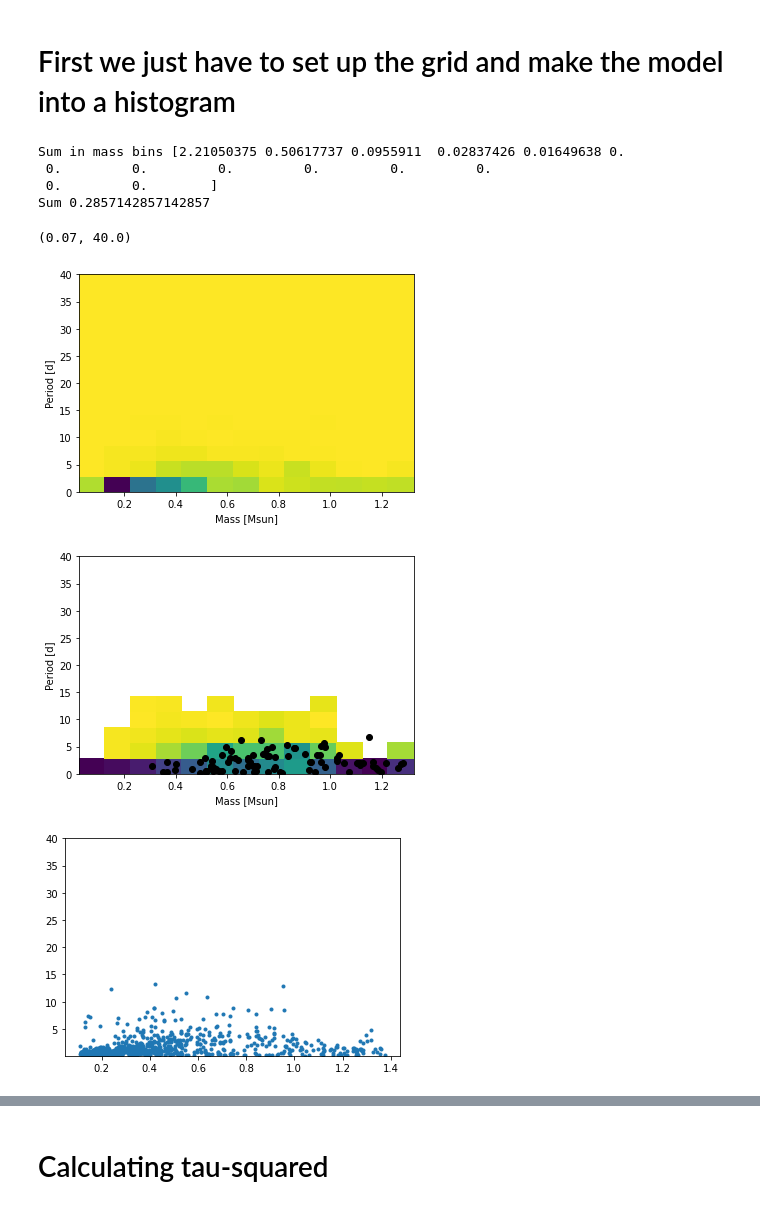
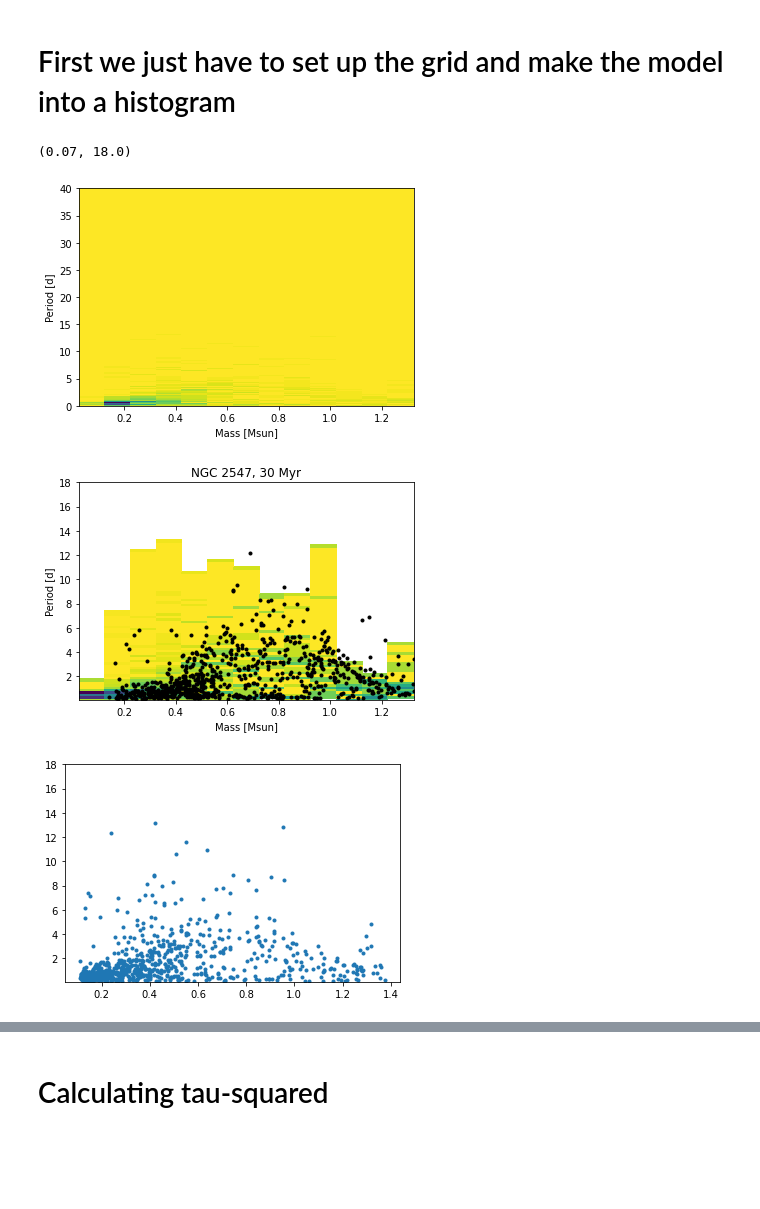
Before and after one commit to stephtdouglas/TESS_young, a Jupyter notebook: test_tau_sq.ipynb, the cells around one changed output, grey strips where cells are left out. Saved outputs shown, nothing was run; the diff lists cells and outputs as text; code cells hidden in the pictures; blank space fills up the shorter version.

```diff
--- a/test_tau_sq.ipynb
+++ b/test_tau_sq.ipynb
@@ -48,5 +45,5 @@ dtype([('GAIAEDR3_ID', '>i8'), ('av', '>f8'), ('av_lerr', '>f8'), ('av_uerr', '>
 # %%
-catmatch = join(cat,per,keys=["GAIAEDR3_ID"],join_type="right")
+catmatch = per #join(cat,per,keys=["GAIAEDR3_ID"],join_type="right")
 # %%
 # mod_file = os.path.expanduser("~/Dropbox/Models/UpSco_Mattea2022/UpSco_Mattea2022_00653Myr.txt")
 # mod_file = os.path.expanduser("~/Dropbox/Models/UpSco_Mattea2015/UpSco_Mattea2015_00653Myr.txt")
@@ -64,8 +61,8 @@ catmatch.show_in_notebook()
 # %%
 class SpinModel:
 
-    def __init__(self,model_year,model_age,period_scale):
-        mod_file = os.path.expanduser(f"~/Dropbox/Models/UpSco_Mattea{model_year}/UpSco_Mattea{model_year}_{model_age:05d}Myr.txt")
+    def __init__(self,model,model_age,period_scale):
+        mod_file = os.path.expanduser(f"~/Dropbox/Models/UpSco_{model}/UpSco_{model}_{model_age:05d}Myr.txt")
     #     print(mod_file)
         mod = at.read(mod_file,names=["mass","prot"])
 
@@ -73,11 +70,11 @@ class SpinModel:
 
         self.period_scale = period_scale
         if period_scale=="log":
-#             self.period_bins = np.logspace(np.log10(0.08),np.log10(40),200)
-            self.period_bins = np.logspace(np.log10(0.08),np.log10(40),15)
+            self.period_bins = np.logspace(np.log10(0.08),np.log10(40),200)
+#             self.period_bins = np.logspace(np.log10(0.08),np.log10(40),10)
         else:
-#             self.period_bins = np.linspace(0,40,200)
-            self.period_bins = np.linspace(0,40,15)
+            self.period_bins = np.linspace(0,40,200)
+#             self.period_bins = np.linspace(0,40,10)
 
         # Calculate the histogram
         img_raw, self.xedges, self.yedges = np.histogram2d(mod["mass"],mod["prot"],
@@ -91,25 +88,24 @@ class SpinModel:
 
     def normalize(self):
         # Normalize the histogram if desired
+        # calculate dM and dP
         dmass = np.diff(self.mass_bins)
         dper = np.diff(self.period_bins)
 
+        # Each mass bin should contain (1/nmass)*(1/dmass) of the probability
         nmass = len(dmass)
 
-        img_nomask_dp = self.img * dper[:,np.newaxis]
+        img_nomask = np.copy(self.img)
+
+        # Multiply by dP, to sum correctly
+        img_nomask_dp = img_nomask * dper[:,np.newaxis]
+        # Then add up the probability in each mass bin
         sum_over_p = np.sum(img_nomask_dp, axis=0)
-        img_nomask_dp_mnorm = img_nomask_dp / sum_over_p / nmass
+        # Then normalize each mass bin
+        img_nomask_mnorm1 = img_nomask / sum_over_p
+        img_nomask_final = img_nomask_mnorm1 / nmass / dmass
 
-        img_nomask_dmdp = img_nomask_dp_mnorm * dmass
-
-        img_sum = np.sum(img_nomask_dmdp)
-        img_nomask_final = img_nomask_dmdp / img_sum
         self.img = img_nomask_final
-
-        mass_bin_sum = np.sum(img_nomask_final*dper[:,np.newaxis], axis=1)
-        print("Sum in mass bins",mass_bin_sum)
-        total_sum = np.sum(self.img*dper[:,np.newaxis]*dmass)
-        print("Sum",total_sum)
 
     def add_mask(self):
         img_nomask = np.copy(self.img)
@@ -155,24 +151,22 @@ class SpinModel:
         ax.set_xlabel("Mass [Msun]")
         ax.set_ylabel("Period [d]")
 # %%
-sm = SpinModel(2022,30,"linear")
+sm = SpinModel("Mattea2022",30,"linear")
 sm.plot_hist()
 sm.normalize()
 sm.add_mask()
 sm.plot_hist()
-plt.plot(catmatch["Mass"],catmatch["Prot1"],"ko")
+plt.plot(catmatch["Mass"],catmatch["Prot1"],"k.")
+plt.ylim(0.07,18)
+plt.title("NGC 2547, 30 Myr")
 
 plt.figure()
 plt.plot(sm.mass_array,sm.prot_array,'.')
 plt.yscale("linear")
-plt.ylim(0.07,40)
+plt.ylim(0.07,18)
 # %% [output]
-Sum in mass bins [2.21050375 0.50617737 0.0955911  0.02837426 0.01649638 0.
- 0.         0.         0.         0.         0.         0.
- 0.         0.        ]
-Sum 0.2857142857142857
+(0.07, 18.0)
-(0.07, 40.0)
-[figure, old version]
+[figure, new version]
-[figure, old version]
+[figure, new version]
-[figure, old version]
+[figure, new version]
 # %%
```
Also changed, not shown: parts of 19 cells of this notebook, 5 other files.
